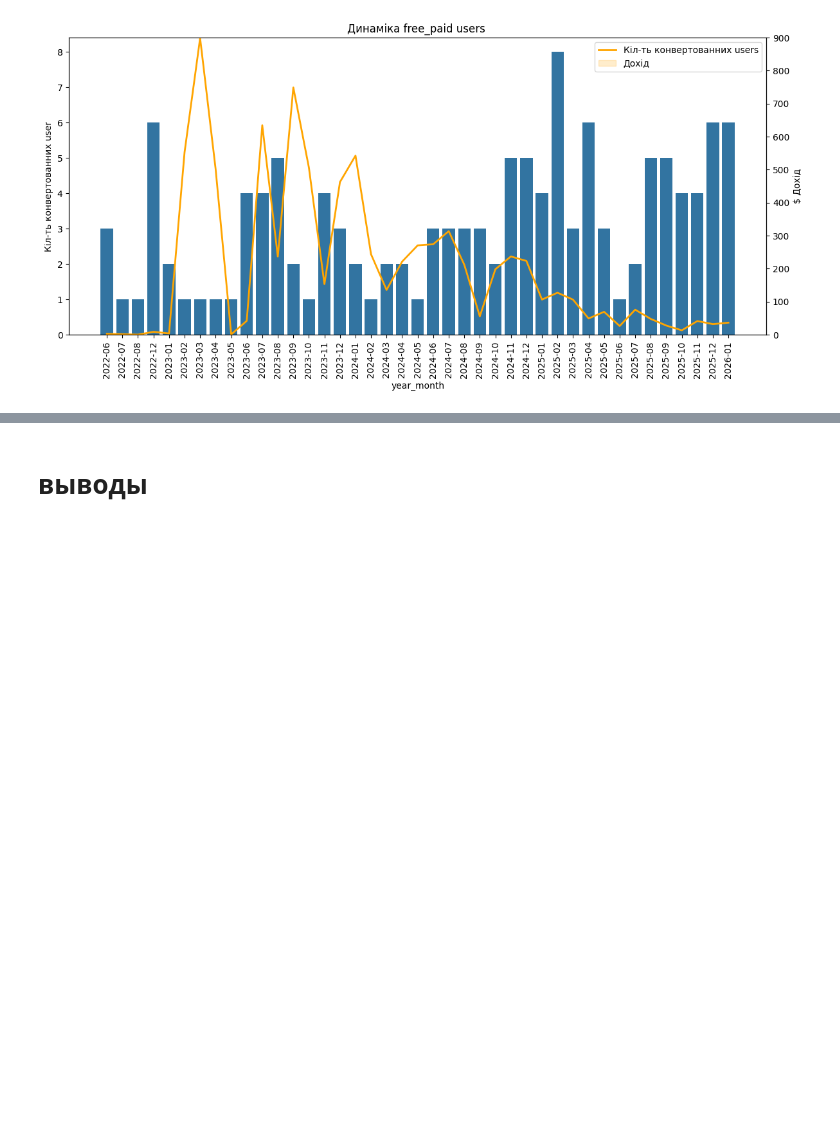
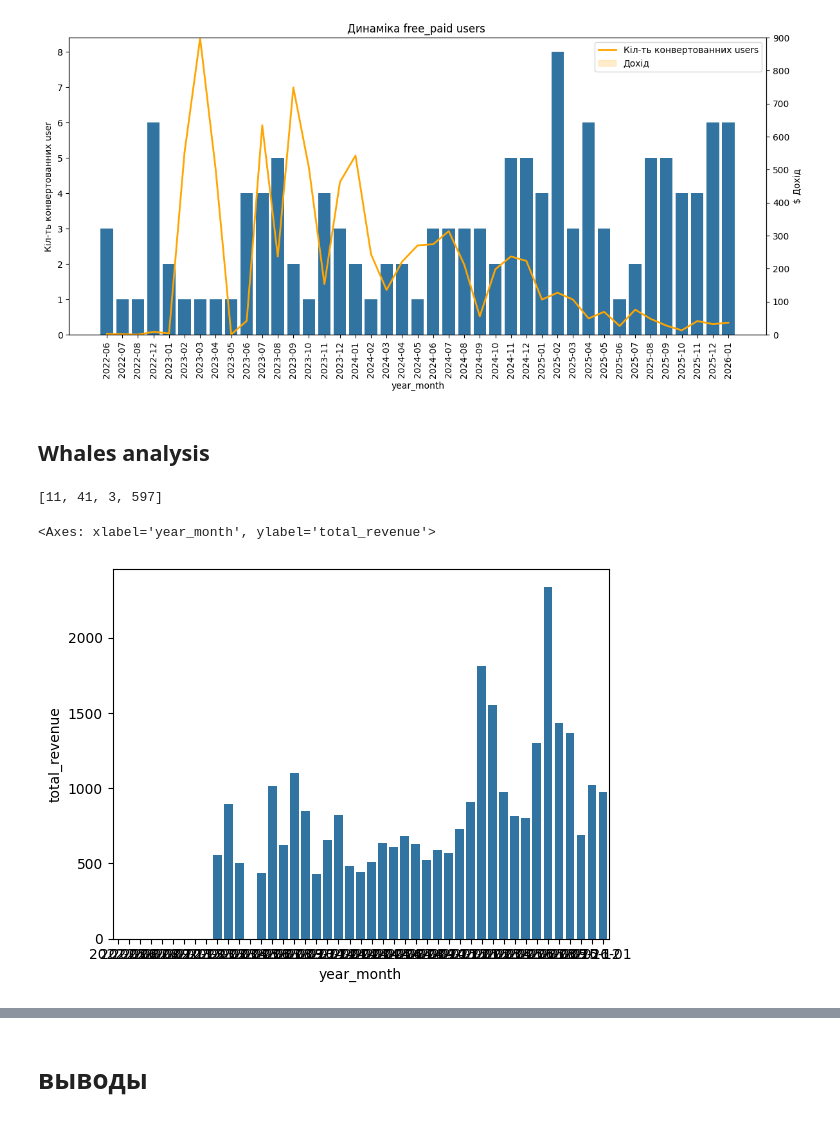
Before and after one commit to Chocopie-DA/db_analysis_sql_sweetylove, a Jupyter notebook: 03_notebooks/EDA.ipynb, the cells around one changed output, grey strips where cells are left out. Cells and saved outputs as stored; diff of their text form; code cells hidden in the pictures; blank space fills up the shorter version.

Commit message:
new/old analysis

```diff
--- a/03_notebooks/EDA.ipynb
+++ b/03_notebooks/EDA.ipynb
@@ -1868,3 +2094,12 @@ plt.legend(labels=['Кіл-ть конвертованних users', 'Дохід
 plt.show()
 # %% [output]
 [figure]
+# %% [markdown]
+## Whales analysis
+# %%
+#список китів
+whales_id
+# %% [output]
+[11, 41, 3, 597]
+# %%
+df_whales['date'] = df_whales['time_utc'].dt.date
@@ -1870,0 +2109,10 @@ plt.show()
+# %%
+#cгрупований дохід китів по місяцях
+whales_rvn_by_mont = df_whales.groupby('year_month', as_index=False)['total_revenue'].sum()
+# %%
+sns.barplot(whales_rvn_by_mont,
+             x='year_month',
+             y='total_revenue')
+# %% [output]
+<Axes: xlabel='year_month', ylabel='total_revenue'>
+[figure, added]
```
Also changed, not shown: parts of 26 cells of this notebook.
